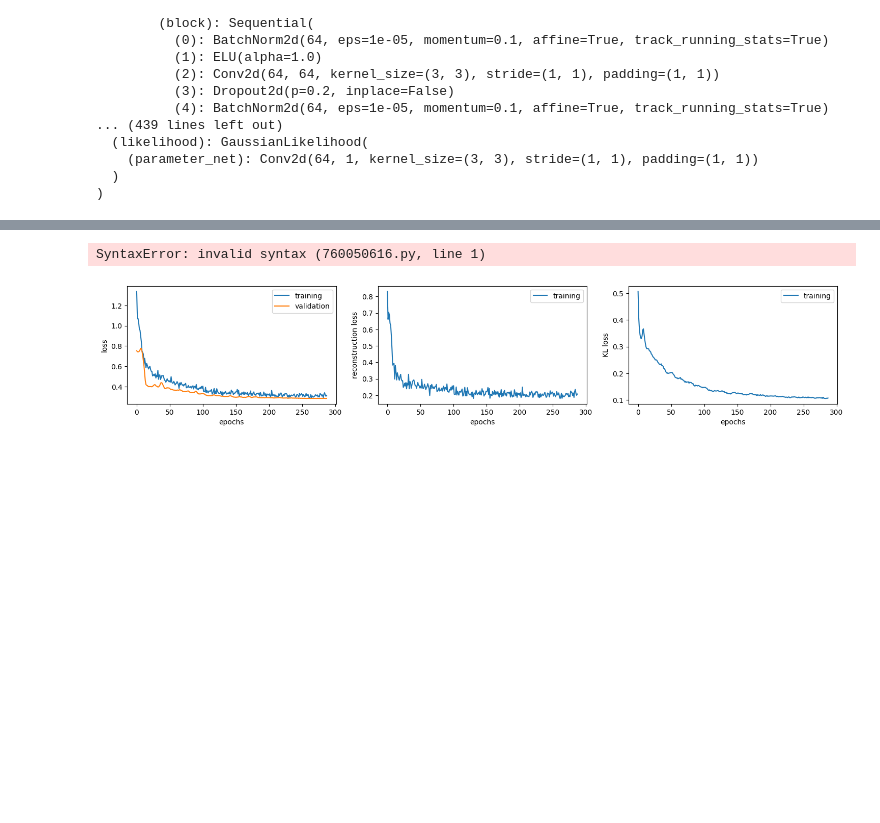
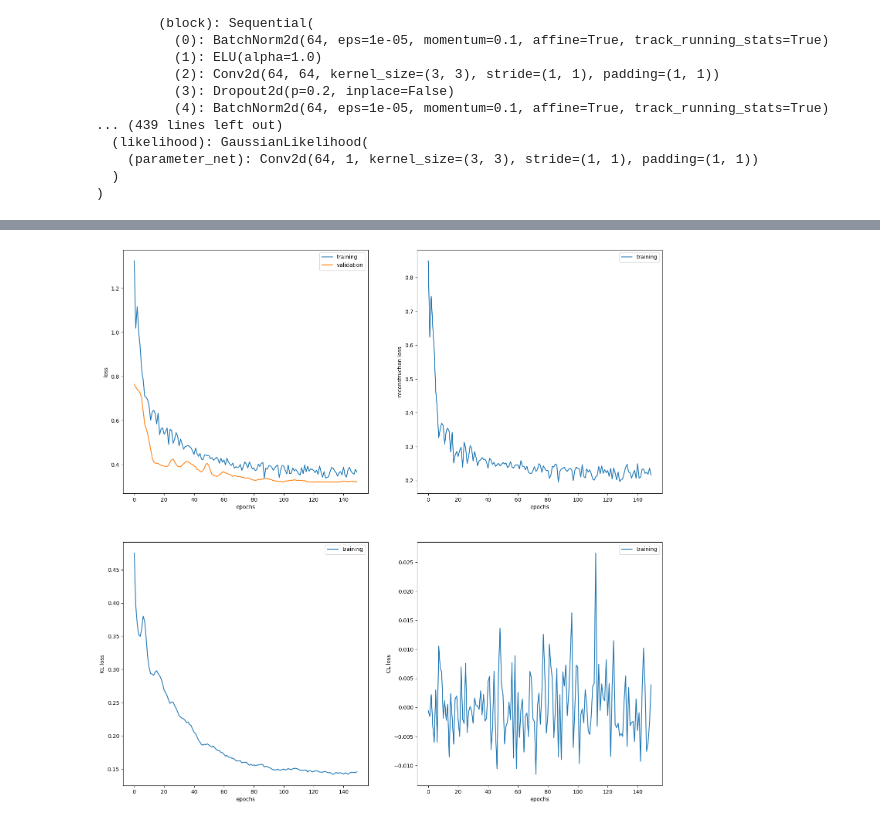
Before and after one commit to shei-dark/HDN, a Jupyter notebook: examples/Pixel_Noise/Convallaria/2-Training.ipynb, the cells around one changed output, grey strips where cells are left out. Cells and saved outputs as stored; diff of their text form; code cells hidden in the pictures; blank space fills up the shorter version.

```diff
--- a/examples/Pixel_Noise/Convallaria/2-Training.ipynb
+++ b/examples/Pixel_Noise/Convallaria/2-Training.ipynb
@@ -131,32 +151,35 @@ Est remaining time: 1:17:44 or 4664 seconds
-# %%
-break here
-# %% [output]
-SyntaxError: invalid syntax (760050616.py, line 1)
 # %%
 trainHist=np.load(directory_path+"model/train_loss.npy")
 reconHist=np.load(directory_path+"model/train_reco_loss.npy")
 klHist=np.load(directory_path+"model/train_kl_loss.npy")
+clHist=np.load(directory_path+"model/train_cl_loss.npy")
 valHist=np.load(directory_path+"model/val_loss.npy")
 # %%
-plt.figure(figsize=(18, 3))
-plt.subplot(1,3,1)
+plt.figure(figsize=(18, 18))
+plt.subplot(2,2,1)
 plt.plot(trainHist,label='training')
 plt.plot(valHist,label='validation')
 plt.xlabel("epochs")
 plt.ylabel("loss")
 plt.legend()
 
-plt.subplot(1,3,2)
+plt.subplot(2,2,2)
 plt.plot(reconHist,label='training')
 plt.xlabel("epochs")
 plt.ylabel("reconstruction loss")
 plt.legend()
 
-plt.subplot(1,3,3)
+plt.subplot(2,2,3)
 plt.plot(klHist,label='training')
 plt.xlabel("epochs")
 plt.ylabel("KL loss")
 plt.legend()
+
+plt.subplot(2,2,4)
+plt.plot(clHist,label='training')
+plt.xlabel("epochs")
+plt.ylabel("CL loss")
+plt.legend()
 plt.show()
 # %% [output]
-[figure, old version]
+[figure, new version]
```
Also changed, not shown: parts of 8 cells of this notebook, 23 other files.
